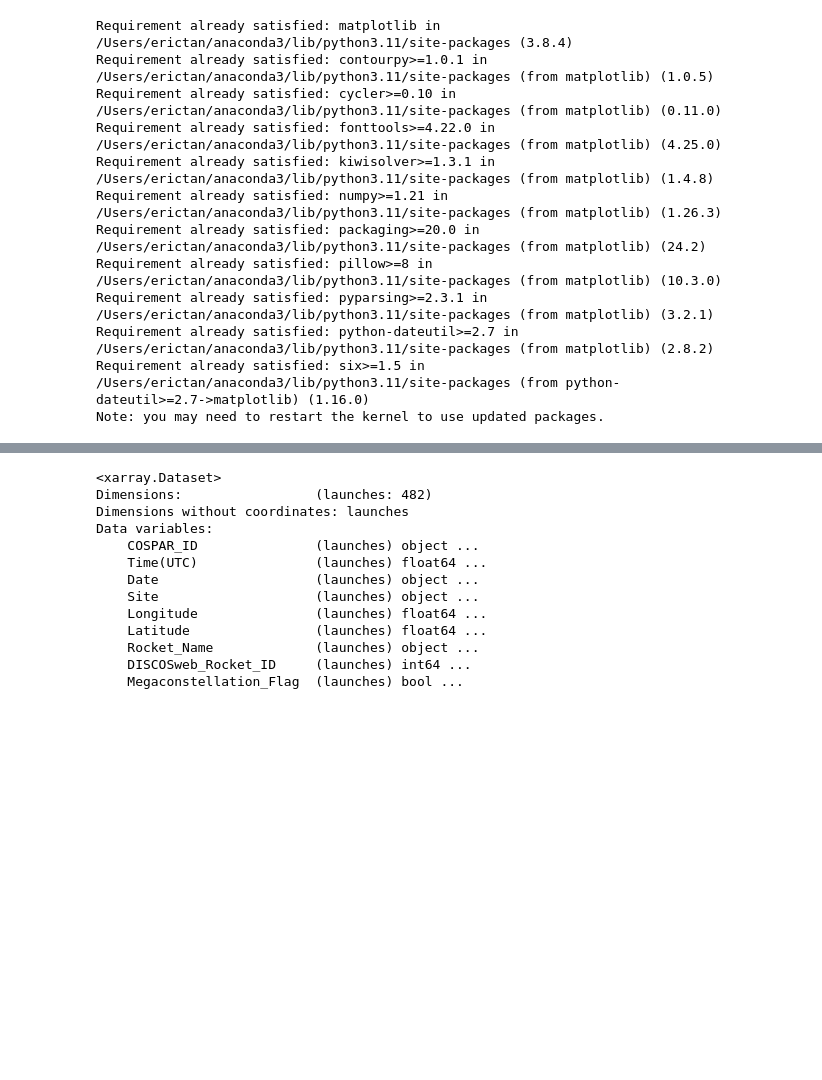
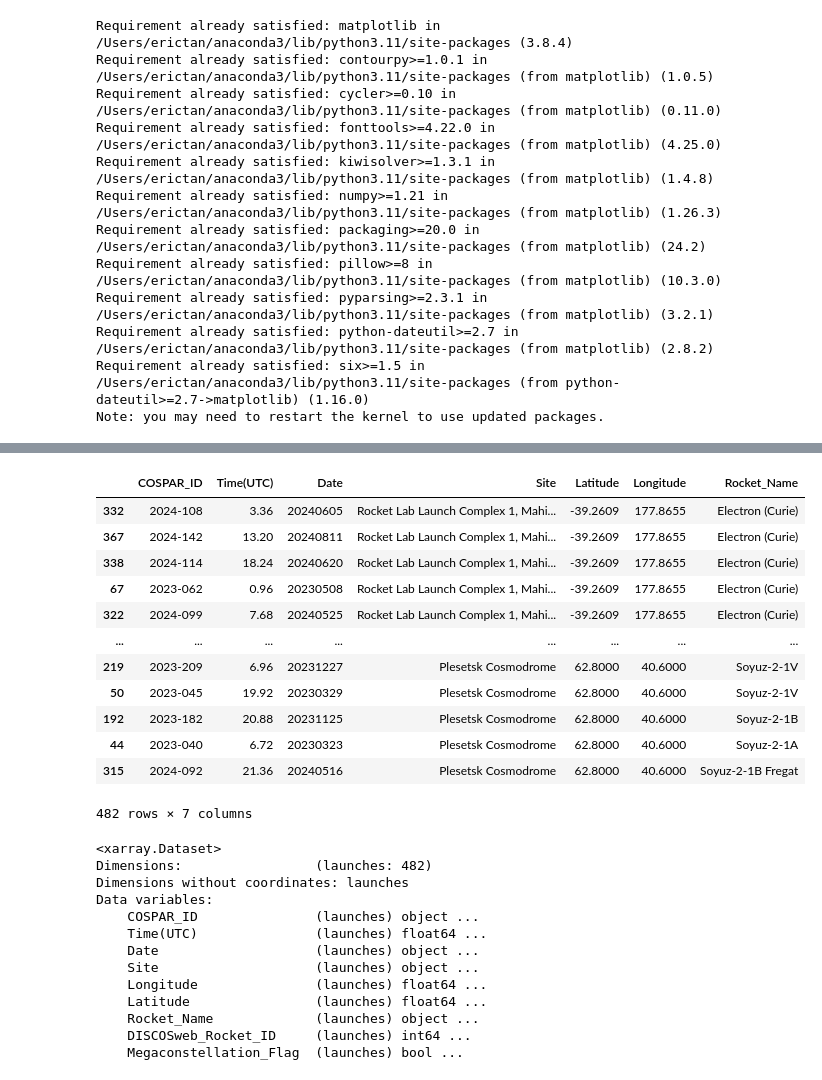
Before and after one commit to cbarker211/Emissions_API, a Jupyter notebook: Inspecting_Datasets.ipynb, the cells around one changed output, grey strips where cells are left out. Drawn from its saved outputs; the diff is of its cells as text; code cells hidden in the pictures; blank space fills up the shorter version.

```diff
--- a/Inspecting_Datasets.ipynb
+++ b/Inspecting_Datasets.ipynb
@@ -27,3 +42,34 @@ ds2023_reentry = xr.open_dataset("/Users/erictan/Documents/Emissions_API-main2/d
+# %%
+
+
+df = pd.DataFrame({
+    "COSPAR_ID": ds2023_launch["COSPAR_ID"].values,
+    "Time(UTC)": ds2023_launch["Time(UTC)"].values,
+    "Date": ds2023_launch["Date"].values,
+    "Site": ds2023_launch["Site"].values,
+    "Latitude": ds2023_launch["Latitude"].values,
+    "Longitude": ds2023_launch["Longitude"].values,
+    "Rocket_Name": ds2023_launch["Rocket_Name"].values,
+
+
+})
+
+df_sorted = df.sort_values(by="Latitude", ascending=True)
+df_sorted
+# %% [output]
+|  | COSPAR_ID | Time(UTC) | Date | Site | Latitude | Longitude | Rocket_Name |
+| 332 | 2024-108 | 3.36 | 20240605 | Rocket Lab Launch Complex 1, Mahi... | -39.2609 | 177.8655 | Electron (Curie) |
+| 367 | 2024-142 | 13.20 | 20240811 | Rocket Lab Launch Complex 1, Mahi... | -39.2609 | 177.8655 | Electron (Curie) |
+| 338 | 2024-114 | 18.24 | 20240620 | Rocket Lab Launch Complex 1, Mahi... | -39.2609 | 177.8655 | Electron (Curie) |
+| 67 | 2023-062 | 0.96 | 20230508 | Rocket Lab Launch Complex 1, Mahi... | -39.2609 | 177.8655 | Electron (Curie) |
+| 322 | 2024-099 | 7.68 | 20240525 | Rocket Lab Launch Complex 1, Mahi... | -39.2609 | 177.8655 | Electron (Curie) |
+| ... | ... | ... | ... | ... | ... | ... | ... |
+| 219 | 2023-209 | 6.96 | 20231227 | Plesetsk Cosmodrome | 62.8000 | 40.6000 | Soyuz-2-1V |
+| 50 | 2023-045 | 19.92 | 20230329 | Plesetsk Cosmodrome | 62.8000 | 40.6000 | Soyuz-2-1V |
+| 192 | 2023-182 | 20.88 | 20231125 | Plesetsk Cosmodrome | 62.8000 | 40.6000 | Soyuz-2-1B |
+| 44 | 2023-040 | 6.72 | 20230323 | Plesetsk Cosmodrome | 62.8000 | 40.6000 | Soyuz-2-1A |
+| 315 | 2024-092 | 21.36 | 20240516 | Plesetsk Cosmodrome | 62.8000 | 40.6000 | Soyuz-2-1B Fregat |
+482 rows × 7 columns
 # %%
 ds2023_launch
 # %% [output]
```
Also changed, not shown: parts of 2 cells of this notebook, 11 other files.
